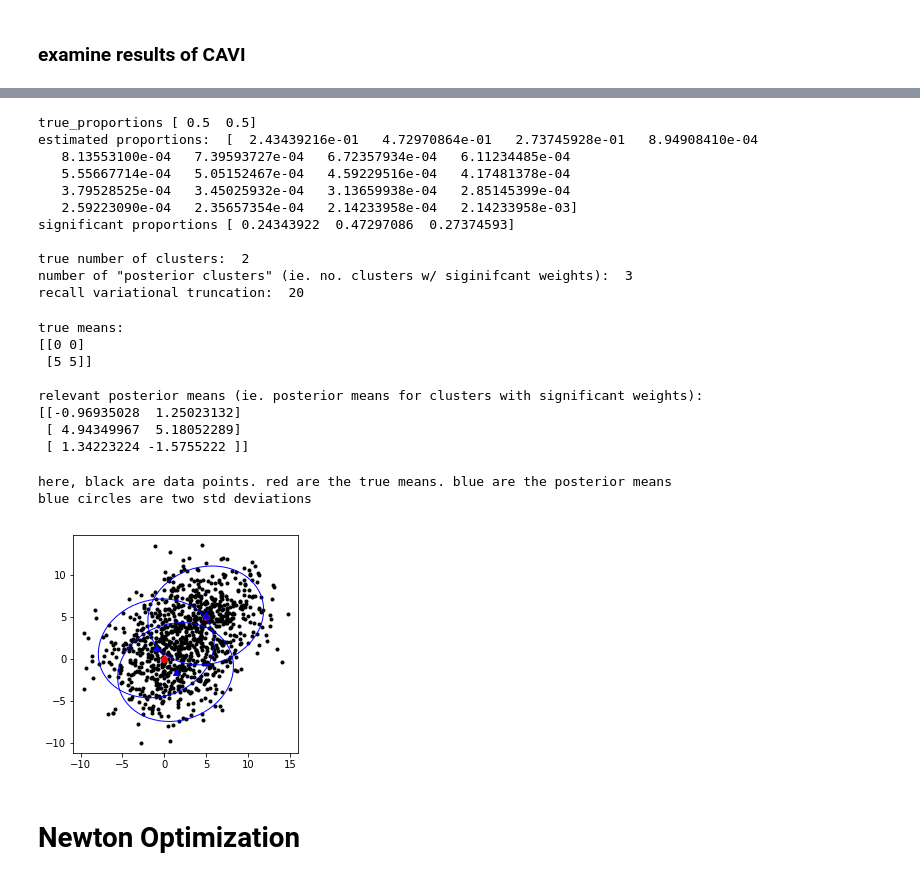
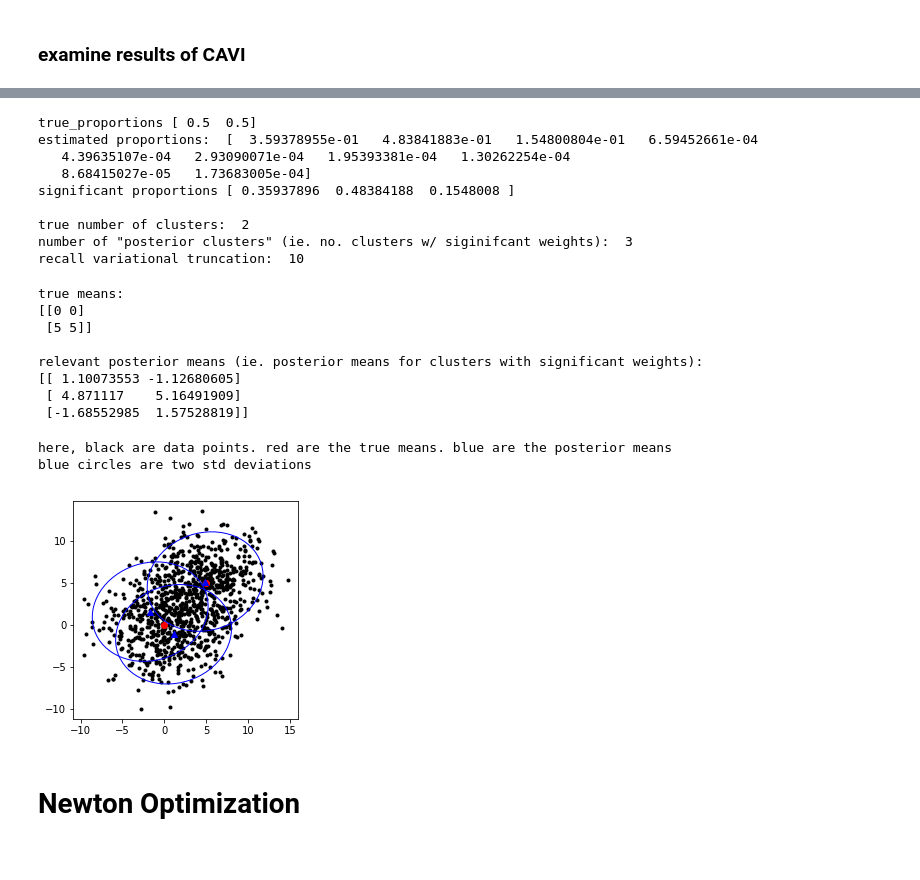
Before and after one commit to Runjing-Liu120/Variational_BNP_robustness, a Jupyter notebook: DP_mixture/DP_normal_mixture.ipynb, the cells around one changed output, grey strips where cells are left out. Cells and saved outputs as stored; diff of their text form; code cells hidden in the pictures.

```diff
--- a/DP_mixture/DP_normal_mixture.ipynb
+++ b/DP_mixture/DP_normal_mixture.ipynb
@@ -47,14 +48,14 @@ x, true_mu, true_z, true_pi = dp.draw_data(true_info_x, x_dim, k_true, num_obs)
 
 
 # prior parameters
-alpha = 10 # DP parameter
+alpha = 2.0 # DP parameter
 prior_mu = np.mean(x, axis = 0)
 prior_wishart_dof = x_dim
-prior_inv_wishart_scale = np.linalg.inv(true_info_x / prior_wishart_dof)
+prior_wishart_scale = true_info_x / prior_wishart_dof
 kappa = 0.001
 
 # variational truncation
-k_approx = 20
+k_approx = 10
 # %%
 # visualize the data
 plt.plot(x[:,0], x[:,1], 'k.')
@@ -184,16 +194,14 @@ print('number of "posterior clusters" (ie. no. clusters w/ siginifcant weights):
 print('recall variational truncation: ', k_approx)
 # %% [output]
 true_proportions [ 0.5  0.5]
-estimated proportions:  [  2.43439216e-01   4.72970864e-01   2.73745928e-01   8.94908410e-04
-   8.13553100e-04   7.39593727e-04   6.72357934e-04   6.11234485e-04
-   5.55667714e-04   5.05152467e-04   4.59229516e-04   4.17481378e-04
-   3.79528525e-04   3.45025932e-04   3.13659938e-04   2.85145399e-04
-   2.59223090e-04   2.35657354e-04   2.14233958e-04   2.14233958e-03]
-significant proportions [ 0.24343922  0.47297086  0.27374593]
+estimated proportions:  [  3.59378955e-01   4.83841883e-01   1.54800804e-01   6.59452661e-04
+   4.39635107e-04   2.93090071e-04   1.95393381e-04   1.30262254e-04
+   8.68415027e-05   1.73683005e-04]
+significant proportions [ 0.35937896  0.48384188  0.1548008 ]
 
 true number of clusters:  2
 number of "posterior clusters" (ie. no. clusters w/ siginifcant weights):  3
-recall variational truncation:  20
+recall variational truncation:  10
 # %%
 # lets look at posterior means
 print('true means: ')
@@ -208,45 +216,45 @@ true means:
  [5 5]]
 
 relevant posterior means (ie. posterior means for clusters with significant weights):
-[[-0.96935028  1.25023132]
- [ 4.94349967  5.18052289]
- [ 1.34223224 -1.5755222 ]]
+[[ 1.10073553 -1.12680605]
+ [ 4.871117    5.16491909]
+ [-1.68552985  1.57528819]]
 # %%
 # visualize the data
 from matplotlib.patches import Ellipse
 
 fig = plt.figure(0)
 ax = fig.add_subplot(111, aspect='equal')
 
-e_cov_x = cavi_results.vb_params['global']['inv_wishart_scale'].get() / \
-                cavi_results.vb_params['global']['wishart_dof'].get()
+e_cov_x = np.linalg.inv(cavi_results.vb_params['global']['wishart'].params['v'].get()) / \
+                cavi_results.vb_params['global']['wishart'].params['df'].get()
 
 lambda_, v = np.linalg.eig(e_cov_x)
 lambda_ = np.sqrt(lambda_)
 
 for i in range(np.shape(post_mean)[0]):
     ell = Ellipse(xy=(post_mean[i, 0], post_mean[i, 1]),
                       width=lambda_[0]*2*2, height=lambda_[1]*2*2,
                       angle=np.rad2deg(np.arccos(v[0, 0])))
     ell.set_edgecolor('blue')
     ell.set_facecolor('none')
     ax.add_artist(ell)
 
 plt.scatter(x[:,0], x[:,1], c = 'black', marker = '.')
 
 for k in range(k_true):
     plt.scatter(true_mu[k, 0], true_mu[k, 1], c = 'red')
 
 for k in range(np.shape(post_mean)[0]):
     plt.scatter(post_mean[k, 0], post_mean[k, 1], c = 'blue', marker = '^')
 
 
 print('here, black are data points. red are the true means. blue are the posterior means')
 print('blue circles are two std deviations')
 # %% [output]
 here, black are data points. red are the true means. blue are the posterior means
 blue circles are two std deviations
-[figure, old version]
+[figure, new version]
 # %% [markdown]
 # Newton Optimization
 # %%
```
Also changed, not shown: parts of 23 cells of this notebook, 3 other files.
